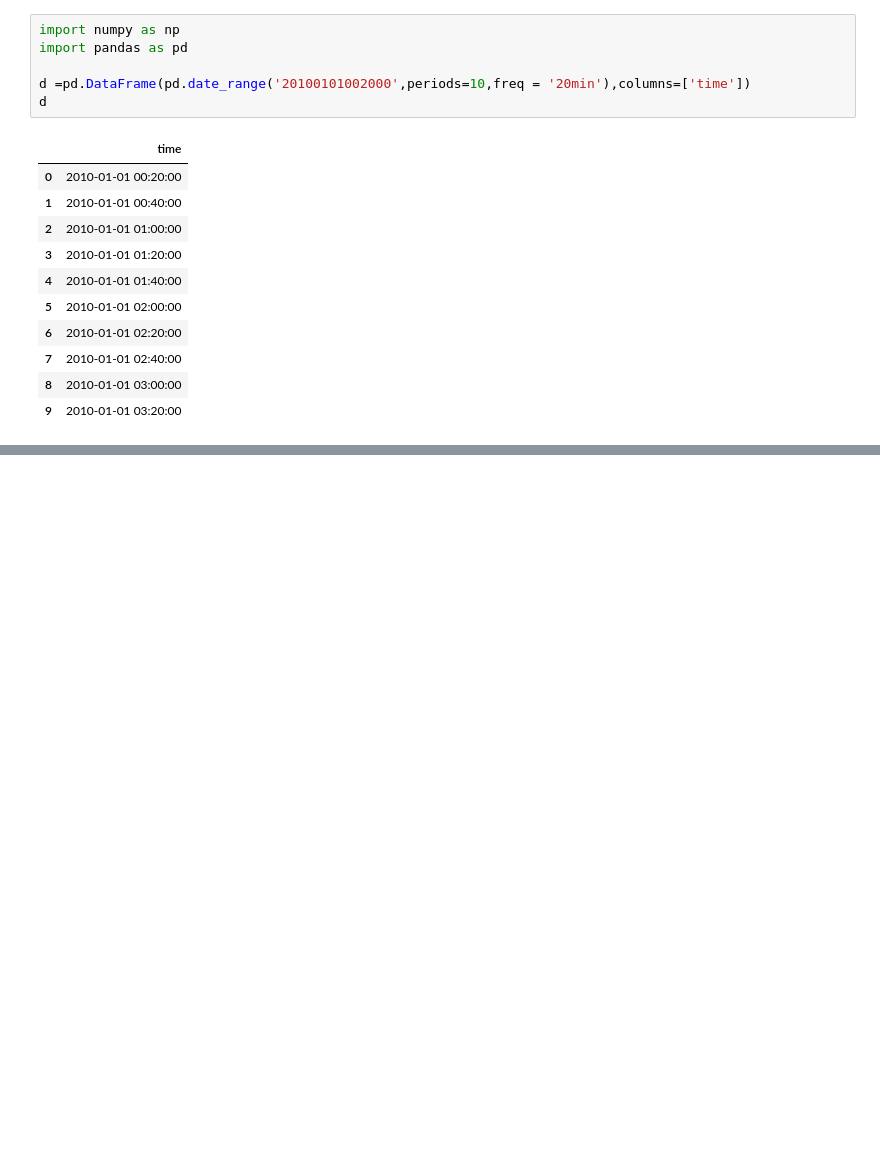
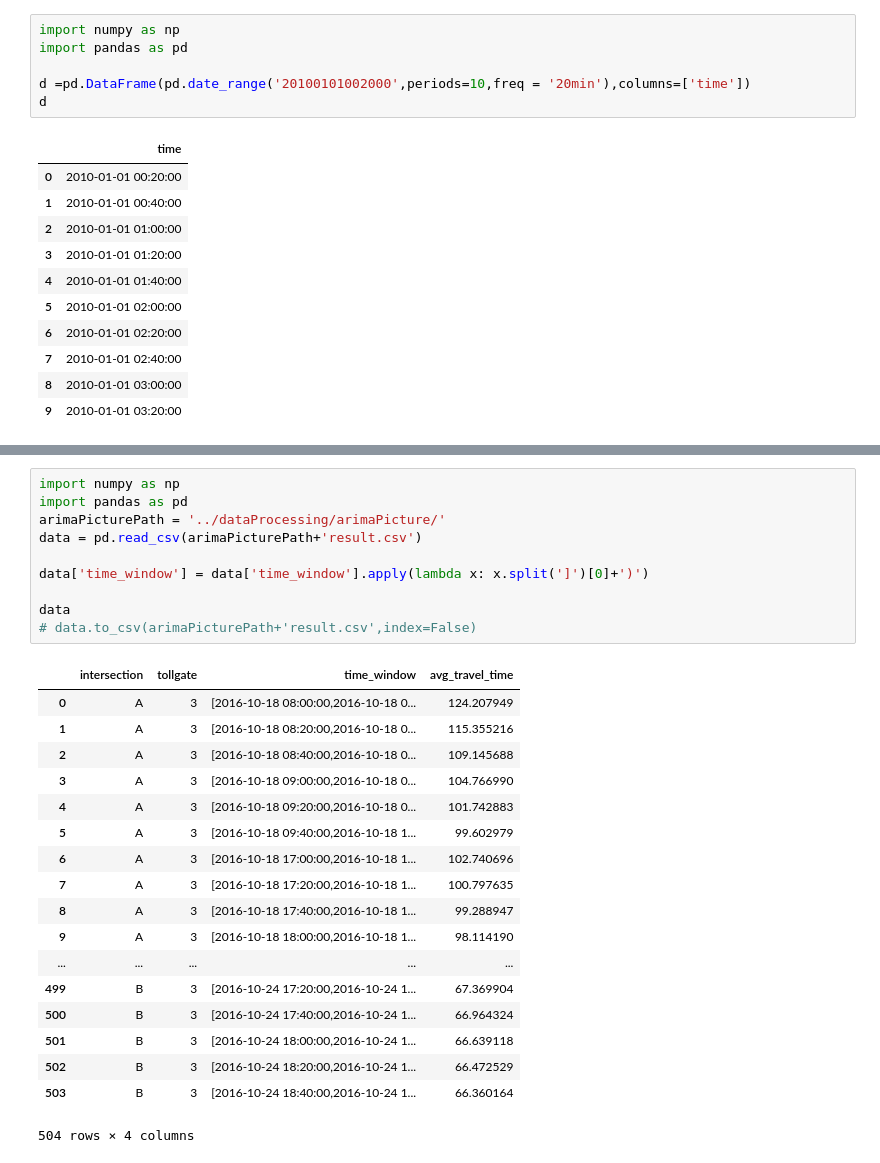
Before and after one commit to wamcs/KDD-cup, a Jupyter notebook: code/Untitled 00-16-41-677.ipynb, the cells around one changed output, grey strips where cells are left out. Saved outputs shown, nothing was run; the diff lists cells and outputs as text; blank space fills up the shorter version.

```diff
--- a/code/Untitled 00-16-41-677.ipynb
+++ b/code/Untitled 00-16-41-677.ipynb
@@ -604,0 +663,29 @@ res.bic_min_order
+# %%
+import numpy as np
+import pandas as pd
+arimaPicturePath = '../dataProcessing/arimaPicture/'
+data = pd.read_csv(arimaPicturePath+'result.csv')
+
+data['time_window'] = data['time_window'].apply(lambda x: x.split(']')[0]+')')
+
+data
+# data.to_csv(arimaPicturePath+'result.csv',index=False)
+# %% [output]
+|  | intersection | tollgate | time_window | avg_travel_time |
+| 0 | A | 3 | [2016-10-18 08:00:00,2016-10-18 0... | 124.207949 |
+| 1 | A | 3 | [2016-10-18 08:20:00,2016-10-18 0... | 115.355216 |
+| 2 | A | 3 | [2016-10-18 08:40:00,2016-10-18 0... | 109.145688 |
+| 3 | A | 3 | [2016-10-18 09:00:00,2016-10-18 0... | 104.766990 |
+| 4 | A | 3 | [2016-10-18 09:20:00,2016-10-18 0... | 101.742883 |
+| 5 | A | 3 | [2016-10-18 09:40:00,2016-10-18 1... | 99.602979 |
+| 6 | A | 3 | [2016-10-18 17:00:00,2016-10-18 1... | 102.740696 |
+| 7 | A | 3 | [2016-10-18 17:20:00,2016-10-18 1... | 100.797635 |
+| 8 | A | 3 | [2016-10-18 17:40:00,2016-10-18 1... | 99.288947 |
+| 9 | A | 3 | [2016-10-18 18:00:00,2016-10-18 1... | 98.114190 |
+| ... | ... | ... | ... | ... |
+| 499 | B | 3 | [2016-10-24 17:20:00,2016-10-24 1... | 67.369904 |
+| 500 | B | 3 | [2016-10-24 17:40:00,2016-10-24 1... | 66.964324 |
+| 501 | B | 3 | [2016-10-24 18:00:00,2016-10-24 1... | 66.639118 |
+| 502 | B | 3 | [2016-10-24 18:20:00,2016-10-24 1... | 66.472529 |
+| 503 | B | 3 | [2016-10-24 18:40:00,2016-10-24 1... | 66.360164 |
+504 rows × 4 columns
```
Also changed, not shown: parts of 11 cells of this notebook, 7 other files.
